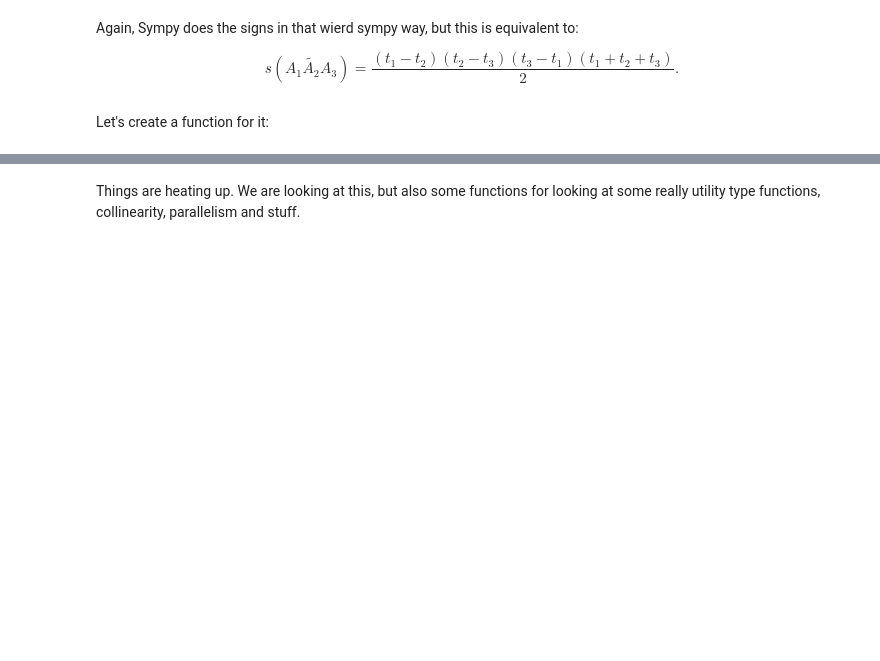
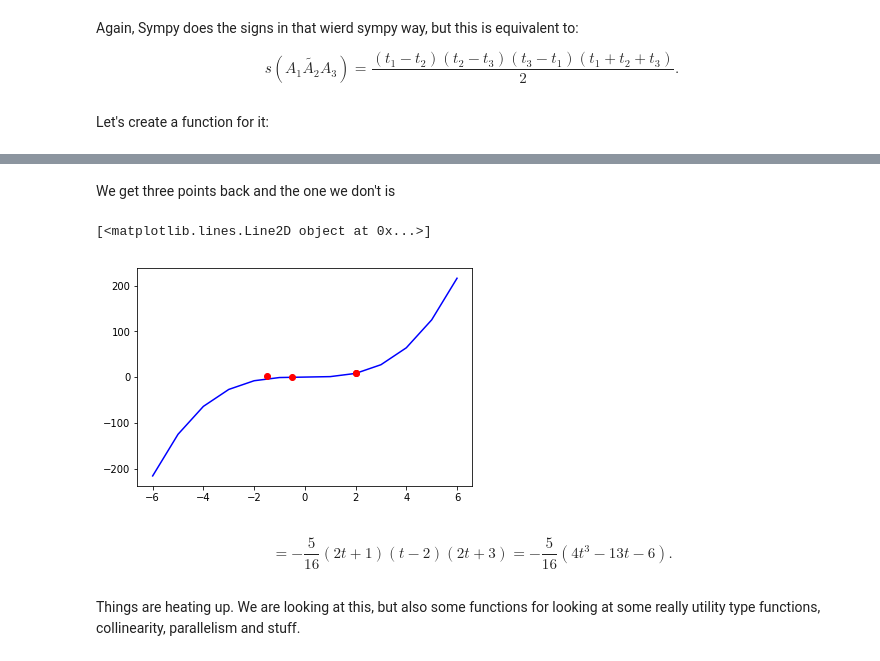
Before and after one commit to jgab3103/Jamie-Gabriel, a Jupyter notebook: Notebooks/Algebraic_Calculus_Notes_3.ipynb, the cells around one changed output, grey strips where cells are left out. Cells and saved outputs as stored; diff of their text form; code cells hidden in the pictures; blank space fills up the shorter version.

```diff
--- a/Notebooks/Algebraic_Calculus_Notes_3.ipynb
+++ b/Notebooks/Algebraic_Calculus_Notes_3.ipynb
@@ -189,5 +189,5 @@ $$  s(\widetilde{A_1A_2A_3})=\frac{(t_1-t_2)(t_2-t_3)(t_3-t_1)(t_1+t_2+t_3)}{2}.
 # %% [markdown]
 Let's create a function for it:
 # %%
-def compute_using_meister_with_cubic_paramatisation(a, b, c, d):
-    return (((a - b) * (b - c)*(c-a)* ( a + b - c)) / 2)
+def compute_using_meister_with_cubic_paramatisation(a, b, c):
+    return (((a - b) * (b - c)*(c-a)* ( a + b + c)) / 2)
@@ -194,2 +233,22 @@ def compute_using_meister_with_cubic_paramatisation(a, b, c, d):
+# %% [markdown]
+We get three points back and the one we don't is
+# %%
+fig, ax = plt.subplots()
+x2 = np.arange(start=-6, stop=7, step=1)
+y2 = x2^3
+
+points_choice = np.array([[2,8],[-3/2, 27/8], [-1/2,-1/8]])
+points_for_plotting = np.append(points_choice, [points_choice[0]], axis=0)
+
+x1 = [e[0] for e in points_for_plotting]
+y1 = [e[1] for e in points_for_plotting]
+
+plt.plot(x2, y2, 'b')
+plt.plot(x1, y1, 'ro')
+# %% [output]
+[<matplotlib.lines.Line2D object at 0x...>]
+[figure, added]
+# %% [markdown]
+$$  =-\frac{5}{16}(2t+1)(t-2)(2t+3)=-\frac{5}{16}(4t^3-13t-6).$$
 # %% [markdown]
 Things are heating up. We are looking at this, but also some functions for looking at some really utility type functions, collinearity, parallelism and stuff.
```
Also changed, not shown: parts of 8 cells of this notebook.
